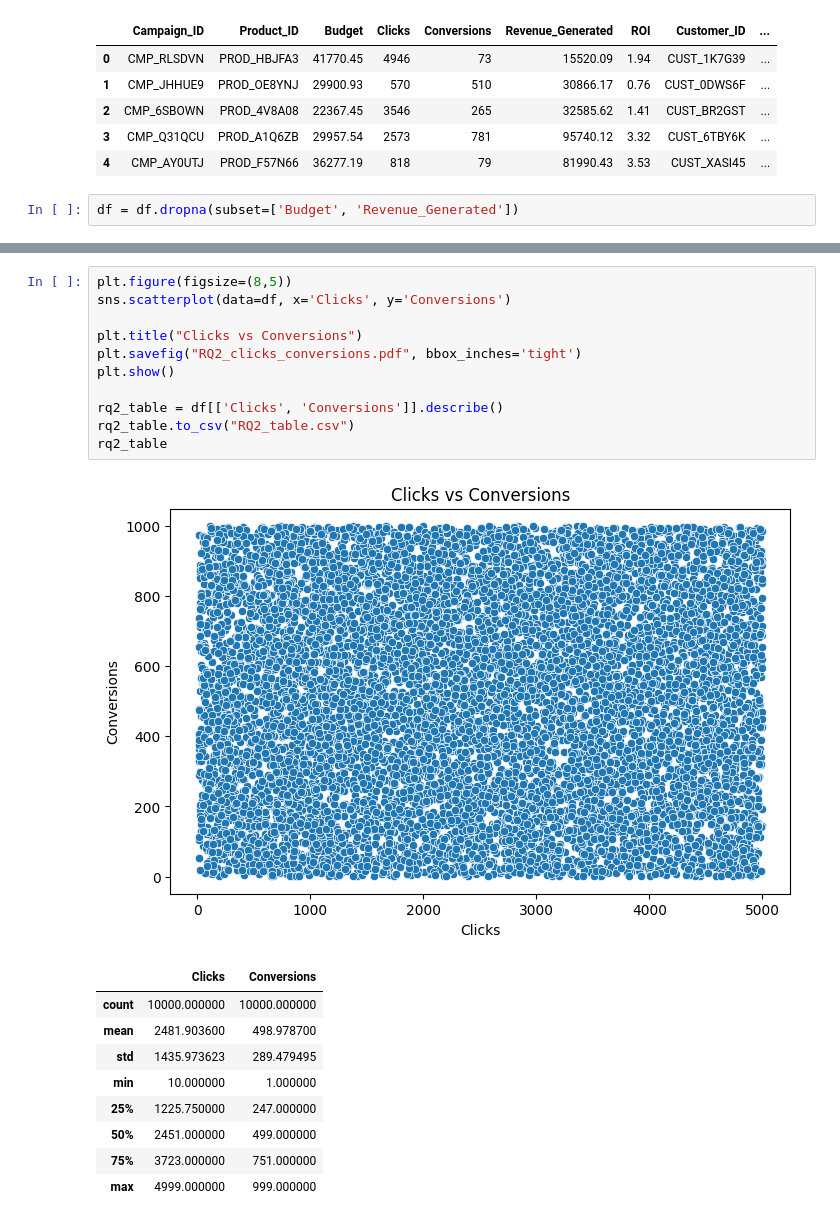
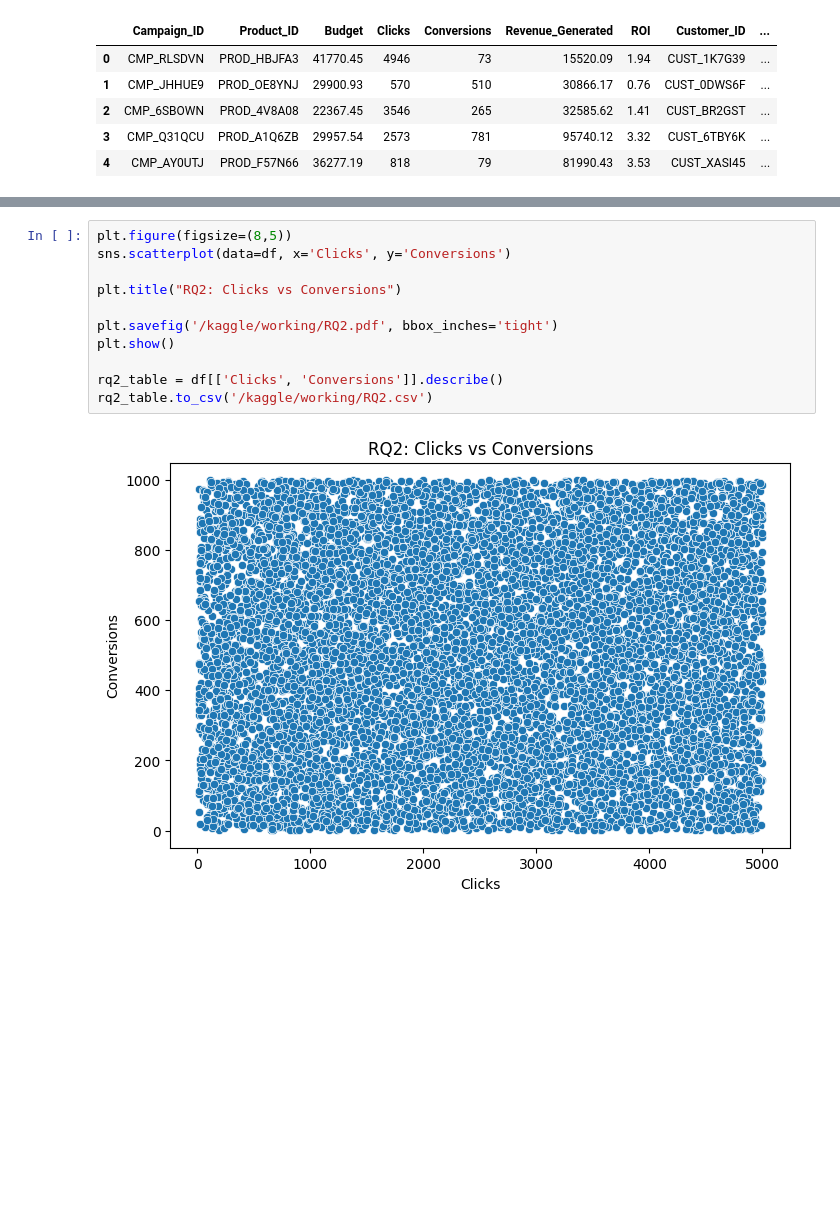
Before and after one commit to rohankush444/Market-Analysis-Project, a Jupyter notebook: notebook4fce4e8061.ipynb, the cells around one changed output, grey strips where cells are left out. Cells and saved outputs as stored; diff of their text form; blank space fills up the shorter version.

```diff
--- a/notebook4fce4e8061.ipynb
+++ b/notebook4fce4e8061.ipynb
@@ -34,8 +34,6 @@ df.head()
 | 2 | CMP_6SBOWN | PROD_4V8A08 | 22367.45 | 3546 | 265 | 32585.62 | 1.41 | CUST_BR2GST | ... |
 | 3 | CMP_Q31QCU | PROD_A1Q6ZB | 29957.54 | 2573 | 781 | 95740.12 | 3.32 | CUST_6TBY6K | ... |
 | 4 | CMP_AY0UTJ | PROD_F57N66 | 36277.19 | 818 | 79 | 81990.43 | 3.53 | CUST_XASI45 | ... |
-# %%
-df = df.dropna(subset=['Budget', 'Revenue_Generated'])
 # %%
 plt.figure(figsize=(8,5))
 sns.scatterplot(data=df, x='Budget', y='Revenue_Generated')
@@ -70,25 +50,16 @@ summary
 # %%
 plt.figure(figsize=(8,5))
 sns.scatterplot(data=df, x='Clicks', y='Conversions')
 
-plt.title("Clicks vs Conversions")
-plt.savefig("RQ2_clicks_conversions.pdf", bbox_inches='tight')
+plt.title("RQ2: Clicks vs Conversions")
+
+plt.savefig('/kaggle/working/RQ2.pdf', bbox_inches='tight')
 plt.show()
 
 rq2_table = df[['Clicks', 'Conversions']].describe()
-rq2_table.to_csv("RQ2_table.csv")
-rq2_table
+rq2_table.to_csv('/kaggle/working/RQ2.csv')
 # %% [output]
-[figure, old version]
+[figure, new version]
-|  | Clicks | Conversions |
-| count | 10000.000000 | 10000.000000 |
-| mean | 2481.903600 | 498.978700 |
-| std | 1435.973623 | 289.479495 |
-| min | 10.000000 | 1.000000 |
-| 25% | 1225.750000 | 247.000000 |
-| 50% | 2451.000000 | 499.000000 |
-| 75% | 3723.000000 | 751.000000 |
-| max | 4999.000000 | 999.000000 |
 # %%
 plt.figure(figsize=(8,5))
 sns.boxplot(data=df, x='Discount_Level', y='Units_Sold')
```
Also changed, not shown: parts of 7 cells of this notebook.
